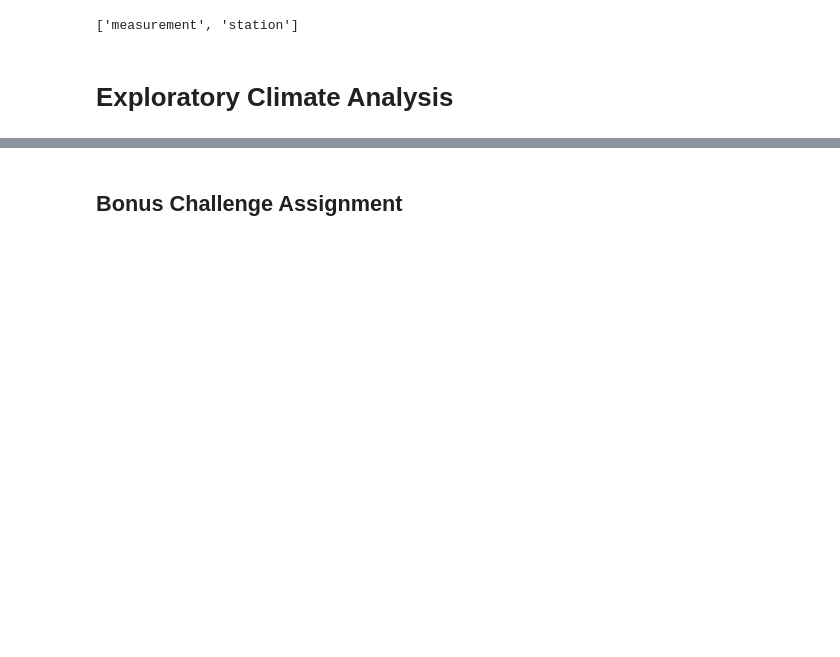
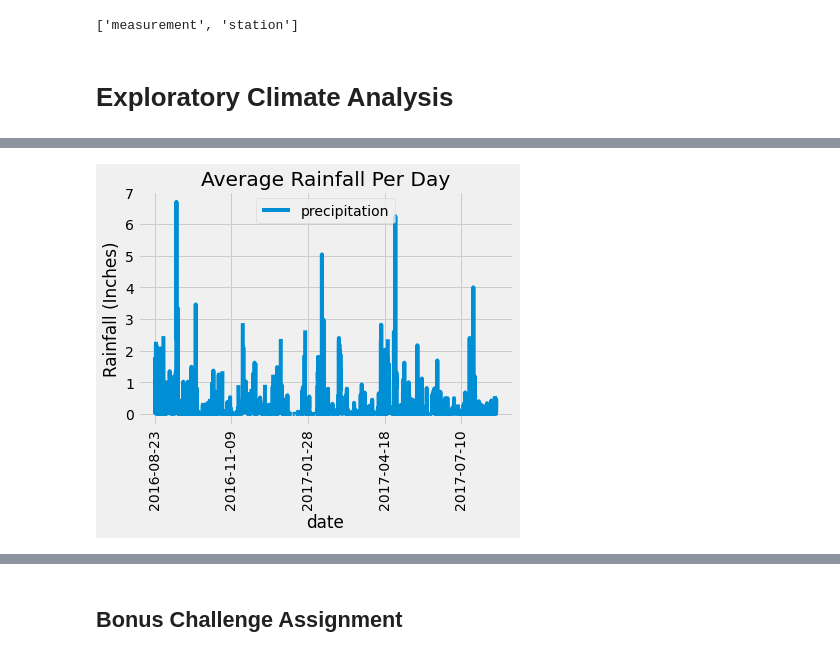
Before and after one commit to rpatel10491/sqlalchemy-challenge, a Jupyter notebook: climate_starter.ipynb, the cells around one changed output, grey strips where cells are left out. Drawn from its saved outputs; the diff is of its cells as text; code cells hidden in the pictures; blank space fills up the shorter version.

```diff
--- a/climate_starter.ipynb
+++ b/climate_starter.ipynb
@@ -42,14 +70,32 @@ session = Session(engine)
 # %%
 # Design a query to retrieve the last 12 months of precipitation data and plot the results
 
 # Calculate the date 1 year ago from the last data point in the database
+last_date = session.query(Measurement.date).order_by(Measurement.date.desc()).first()
+last_year_date = (dt.datetime.strptime(last_date[0],'%Y-%m-%d') - dt.timedelta(days=365)).strftime('%Y-%m-%d')
 
 # Perform a query to retrieve the data and precipitation scores
+measurement_cols = (Measurement.date, Measurement.prcp)
+
+prcp_data = session.query(*measurement_cols).\
+            filter(Measurement.date >= last_year_date).all()
+prcp_data[:5]
 
 # Save the query results as a Pandas DataFrame and set the index to the date column
+prcp_df = pd.DataFrame(prcp_data,columns=['date','precipitation'])
+prcp_df.head()
 
 # Sort the dataframe by date
+prcp_df.set_index('date',inplace=True)
+prcp_df = prcp_df.sort_index()
 
 # Use Pandas Plotting with Matplotlib to plot the data
+ax = prcp_df.plot(rot=90);
+ax.set_title("Average Rainfall Per Day");
+ax.set_ylabel("Rainfall (Inches)");
+plt.savefig('Images/avgrainfall.png')
+plt.show()
+# %% [output]
+[figure, added]
 # %%
 # Use Pandas to calcualte the summary statistics for the precipitation data
```
Also changed, not shown: parts of 7 cells of this notebook, 3 other files.
